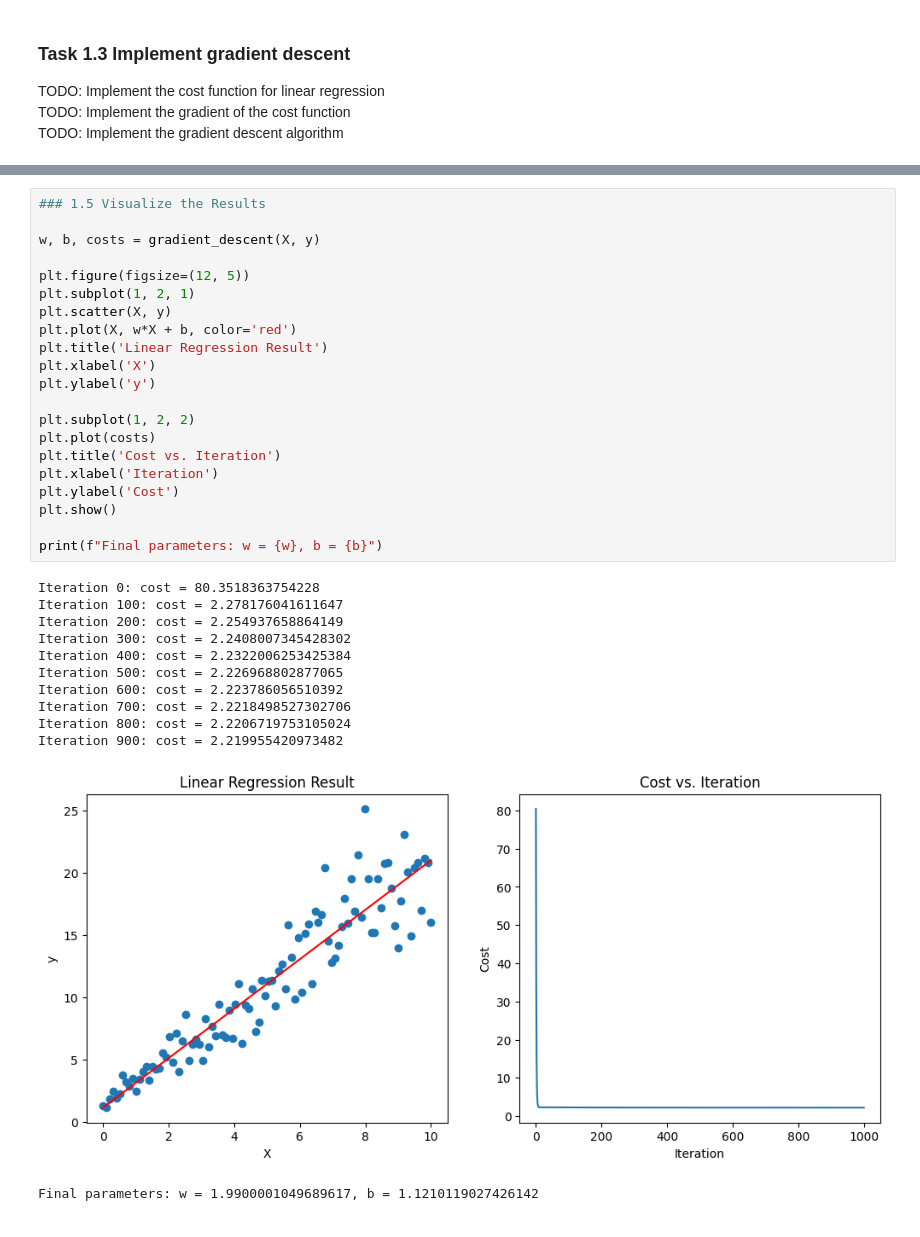
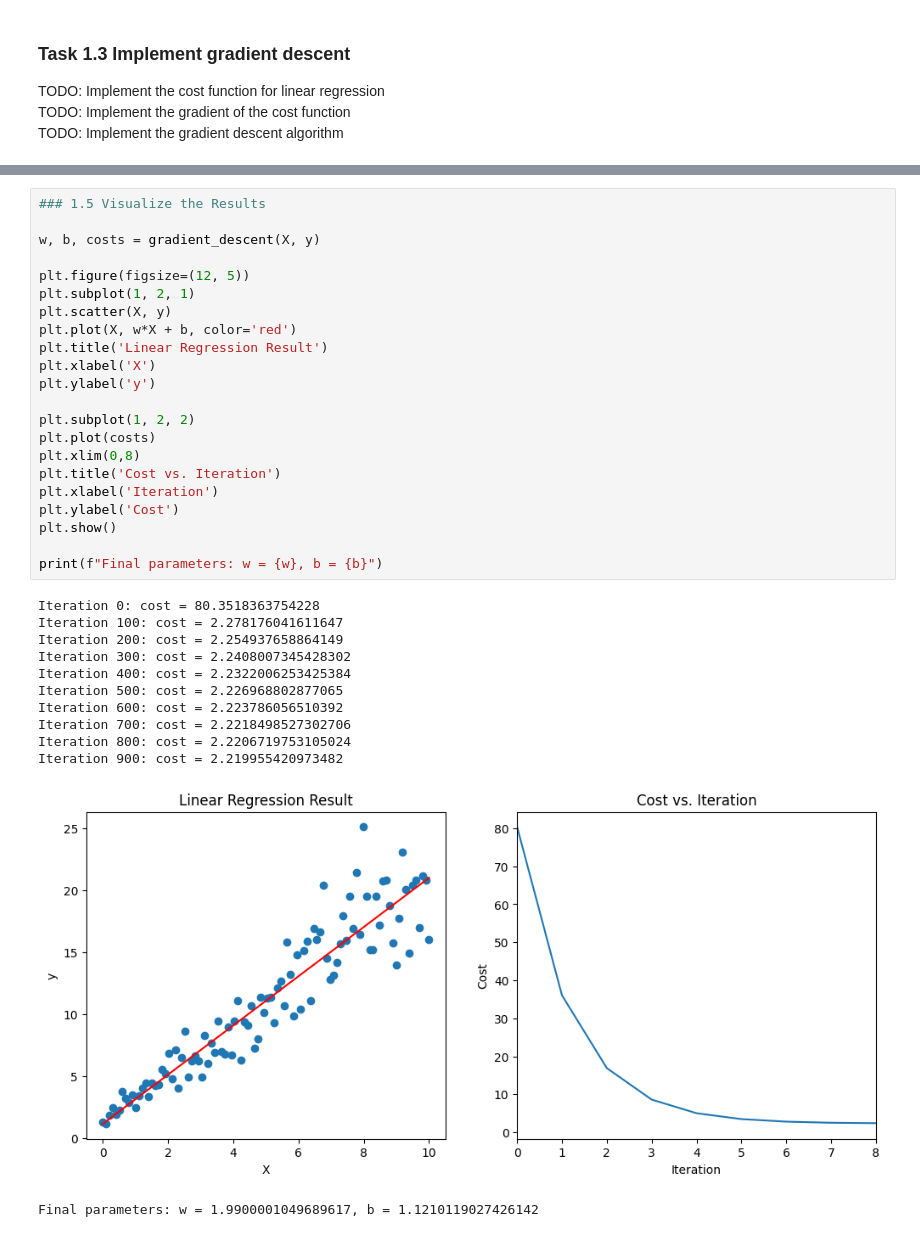
Before and after one commit to Hanuman16/Hanuman16, a Jupyter notebook: Assignments/Calculus.ipynb, the cells around one changed output, grey strips where cells are left out. Cells and saved outputs as stored; diff of their text form.

```diff
--- a/Assignments/Calculus.ipynb
+++ b/Assignments/Calculus.ipynb
@@ -135,32 +133,33 @@ def gradient_descent(X, y, learning_rate=0.01, n_iterations=1000):
 
 w, b, costs = gradient_descent(X, y)
 
 plt.figure(figsize=(12, 5))
 plt.subplot(1, 2, 1)
 plt.scatter(X, y)
 plt.plot(X, w*X + b, color='red')
 plt.title('Linear Regression Result')
 plt.xlabel('X')
 plt.ylabel('y')
 
 plt.subplot(1, 2, 2)
 plt.plot(costs)
+plt.xlim(0,8)
 plt.title('Cost vs. Iteration')
 plt.xlabel('Iteration')
 plt.ylabel('Cost')
 plt.show()
 
 print(f"Final parameters: w = {w}, b = {b}")
 # %% [output]
 Iteration 0: cost = 80.3518363754228
 Iteration 100: cost = 2.278176041611647
 Iteration 200: cost = 2.254937658864149
 Iteration 300: cost = 2.2408007345428302
 Iteration 400: cost = 2.2322006253425384
 Iteration 500: cost = 2.226968802877065
 Iteration 600: cost = 2.223786056510392
 Iteration 700: cost = 2.2218498527302706
 Iteration 800: cost = 2.2206719753105024
 Iteration 900: cost = 2.219955420973482
-[figure, old version]
+[figure, new version]
 Final parameters: w = 1.9900001049689617, b = 1.1210119027426142
```
Also changed, not shown: parts of 3 cells of this notebook.
